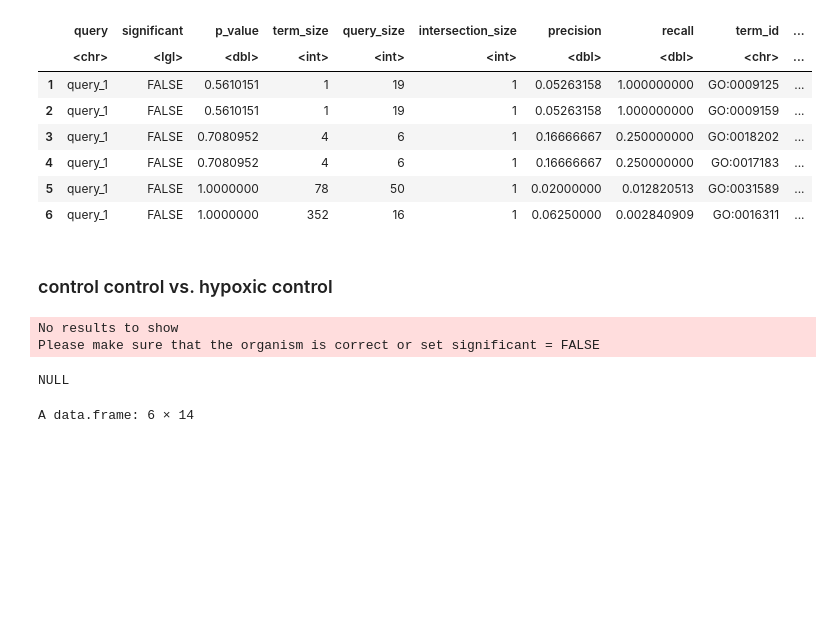
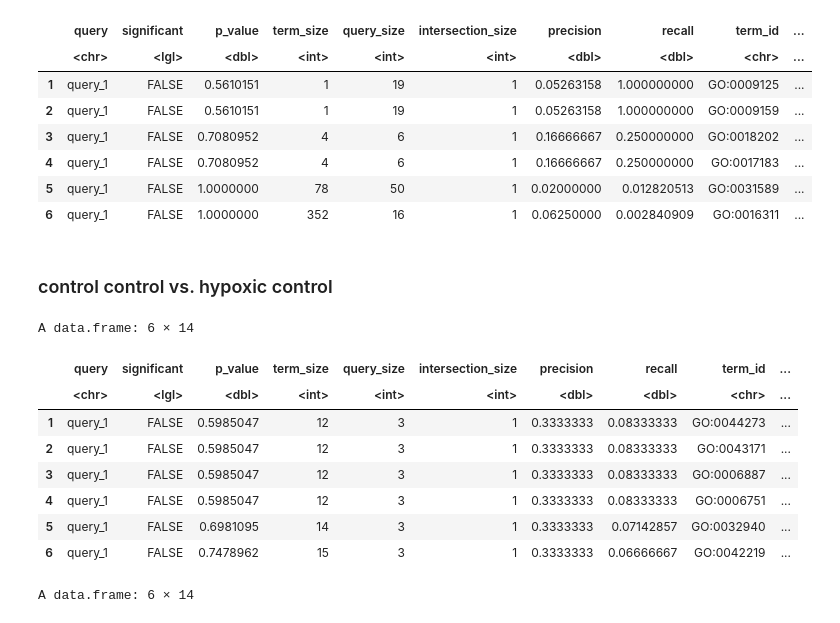
Before and after one commit to jgmcdonough/CE18_methylRAD_analysis, a Jupyter notebook: analysis/DMGs_analysis/HC_genes_2.0.ipynb, the cells around one changed output. Saved outputs shown, nothing was run; the diff lists cells and outputs as text; code cells hidden in the pictures; blank space fills up the shorter version.

```diff
--- a/analysis/DMGs_analysis/HC_genes_2.0.ipynb
+++ b/analysis/DMGs_analysis/HC_genes_2.0.ipynb
@@ -897,12 +903,18 @@ A data.frame: 6 × 14
 # %%
 sigCC_gl <- sig_CC_HC$symbol
 
-resCC <- gost(sigCC_gl, organism = "cvgca002022765v4", significant=TRUE)
-resCC$result
+resCC <- gost(sigCC_gl, organism = "cvgca002022765v4", significant=FALSE)
+head(resCC$result)
 # %% [output]
-No results to show
-Please make sure that the organism is correct or set significant = FALSE
+A data.frame: 6 × 14
-NULL
+|  | query | significant | p_value | term_size | query_size | intersection_size | precision | recall | term_id | ... |
+|  | <chr> | <lgl> | <dbl> | <int> | <int> | <int> | <dbl> | <dbl> | <chr> | ... |
+| 1 | query_1 | FALSE | 0.5985047 | 12 | 3 | 1 | 0.3333333 | 0.08333333 | GO:0044273 | ... |
+| 2 | query_1 | FALSE | 0.5985047 | 12 | 3 | 1 | 0.3333333 | 0.08333333 | GO:0043171 | ... |
+| 3 | query_1 | FALSE | 0.5985047 | 12 | 3 | 1 | 0.3333333 | 0.08333333 | GO:0006887 | ... |
+| 4 | query_1 | FALSE | 0.5985047 | 12 | 3 | 1 | 0.3333333 | 0.08333333 | GO:0006751 | ... |
+| 5 | query_1 | FALSE | 0.6981095 | 14 | 3 | 1 | 0.3333333 | 0.07142857 | GO:0032940 | ... |
+| 6 | query_1 | FALSE | 0.7478962 | 15 | 3 | 1 | 0.3333333 | 0.06666667 | GO:0042219 | ... |
 # %%
 # ordered query
 sigCC <- sig_CC_HC[order(sig_CC_HC$log2FC),]
```
Also changed, not shown: parts of 4 cells of this notebook, 1 other file.
